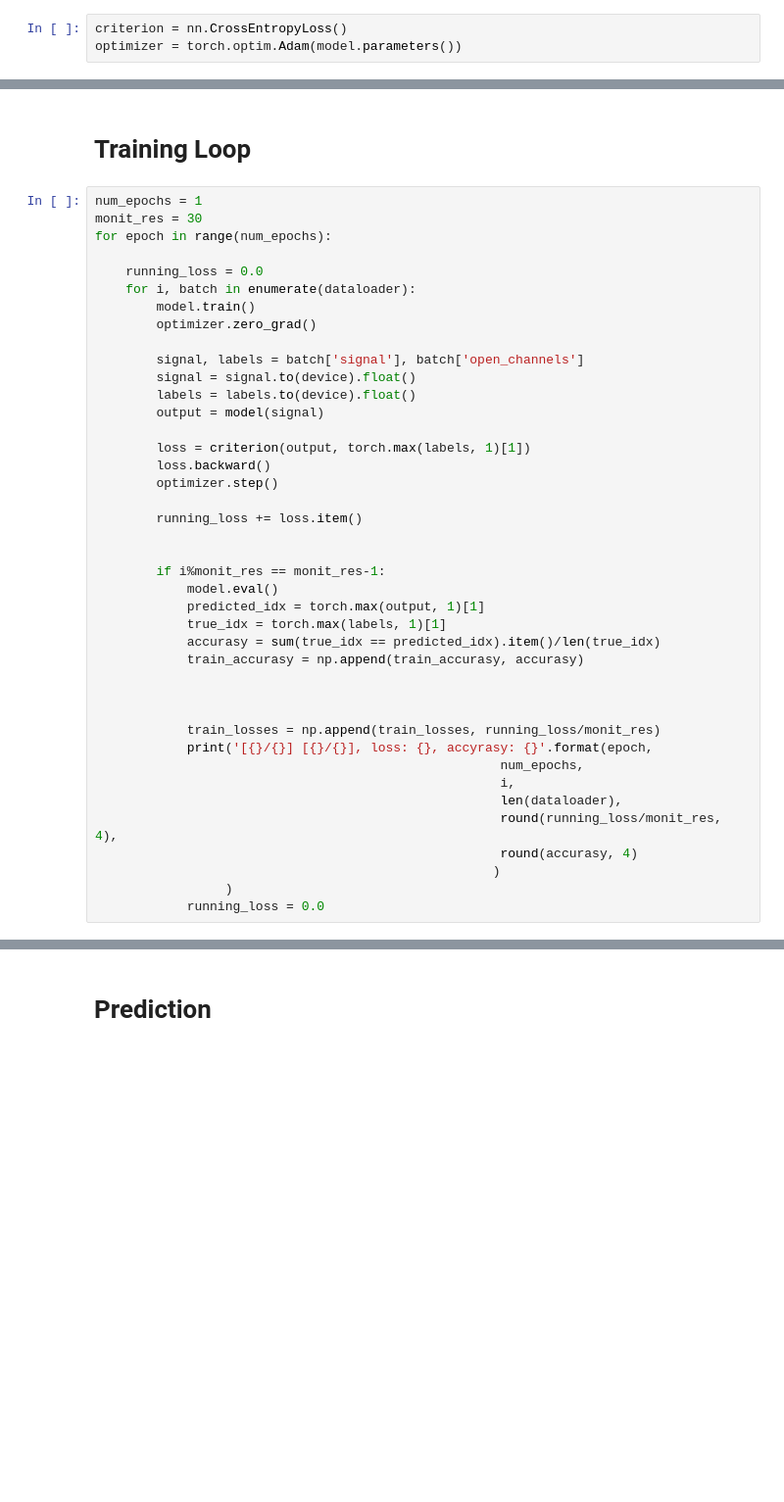
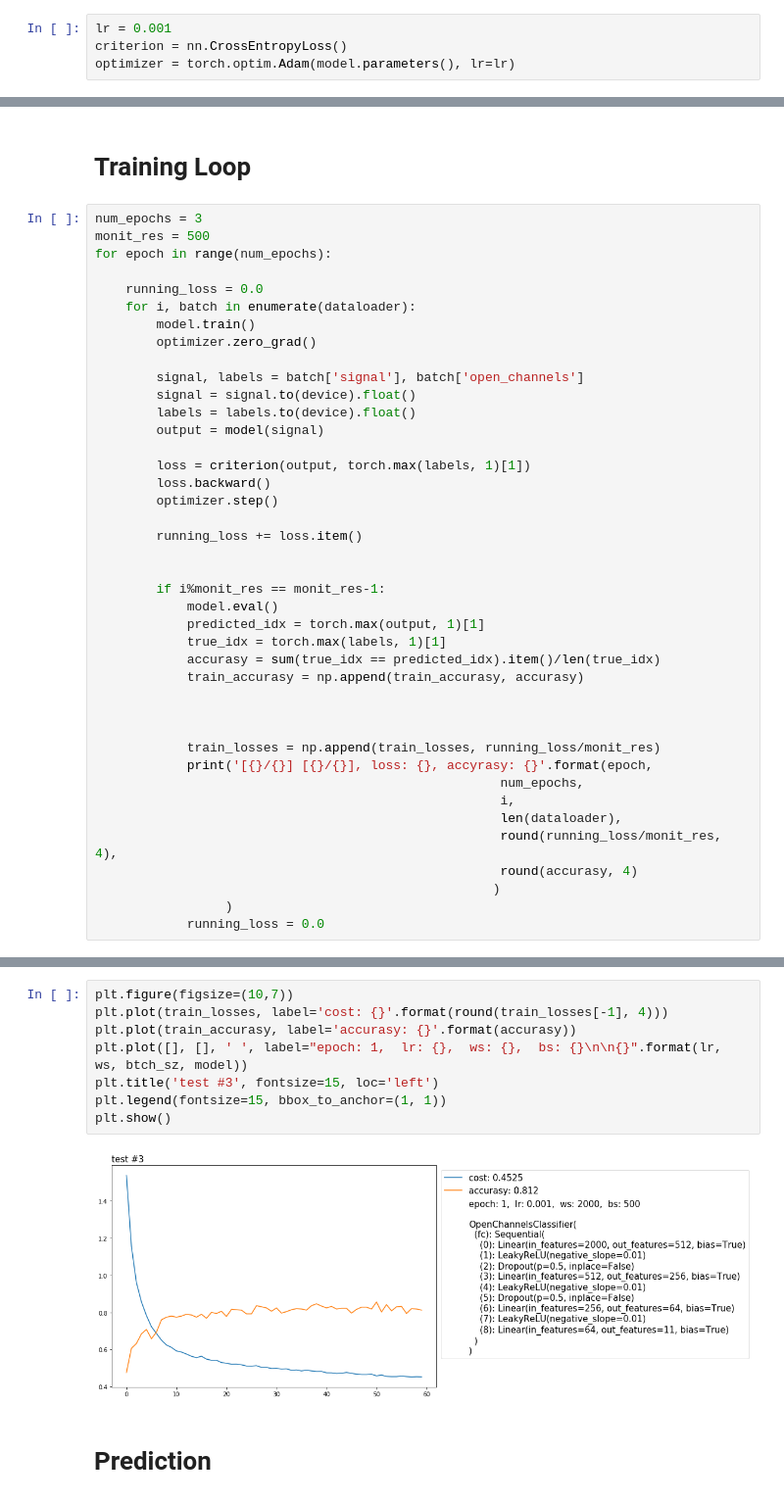
Before and after one commit to akorol98/IonSwitching, a Jupyter notebook: main_notebook.ipynb, the cells around one changed output, grey strips where cells are left out. Shown at 98% size. Saved outputs shown, nothing was run; the diff lists cells and outputs as text; blank space fills up the shorter version.

```diff
--- a/main_notebook.ipynb
+++ b/main_notebook.ipynb
@@ -88,16 +89,17 @@ torch.Size([2000, 11])
 # %% [markdown]
 # Optimirez and Criterion Loss
 # %%
+lr = 0.001
 criterion = nn.CrossEntropyLoss()
-optimizer = torch.optim.Adam(model.parameters())
+optimizer = torch.optim.Adam(model.parameters(), lr=lr)
 # %%
 train_losses = np.array([])
 train_accurasy = np.array([])
 # %% [markdown]
 # Training Loop
 # %%
-num_epochs = 1
-monit_res = 30
+num_epochs = 3
+monit_res = 500
 for epoch in range(num_epochs):
 
     running_loss = 0.0
@@ -167,3 +159,13 @@ plt.show()
+# %%
+plt.figure(figsize=(10,7))
+plt.plot(train_losses, label='cost: {}'.format(round(train_losses[-1], 4)))
+plt.plot(train_accurasy, label='accurasy: {}'.format(accurasy))
+plt.plot([], [], ' ', label="epoch: 1,  lr: {},  ws: {},  bs: {}\n\n{}".format(lr, ws, btch_sz, model))
+plt.title('test #3', fontsize=15, loc='left')
+plt.legend(fontsize=15, bbox_to_anchor=(1, 1))
+plt.show()
+# %% [output]
+[figure, added]
 # %% [markdown]
 # Prediction
 # %%
```
Also changed, not shown: parts of 11 cells of this notebook.
